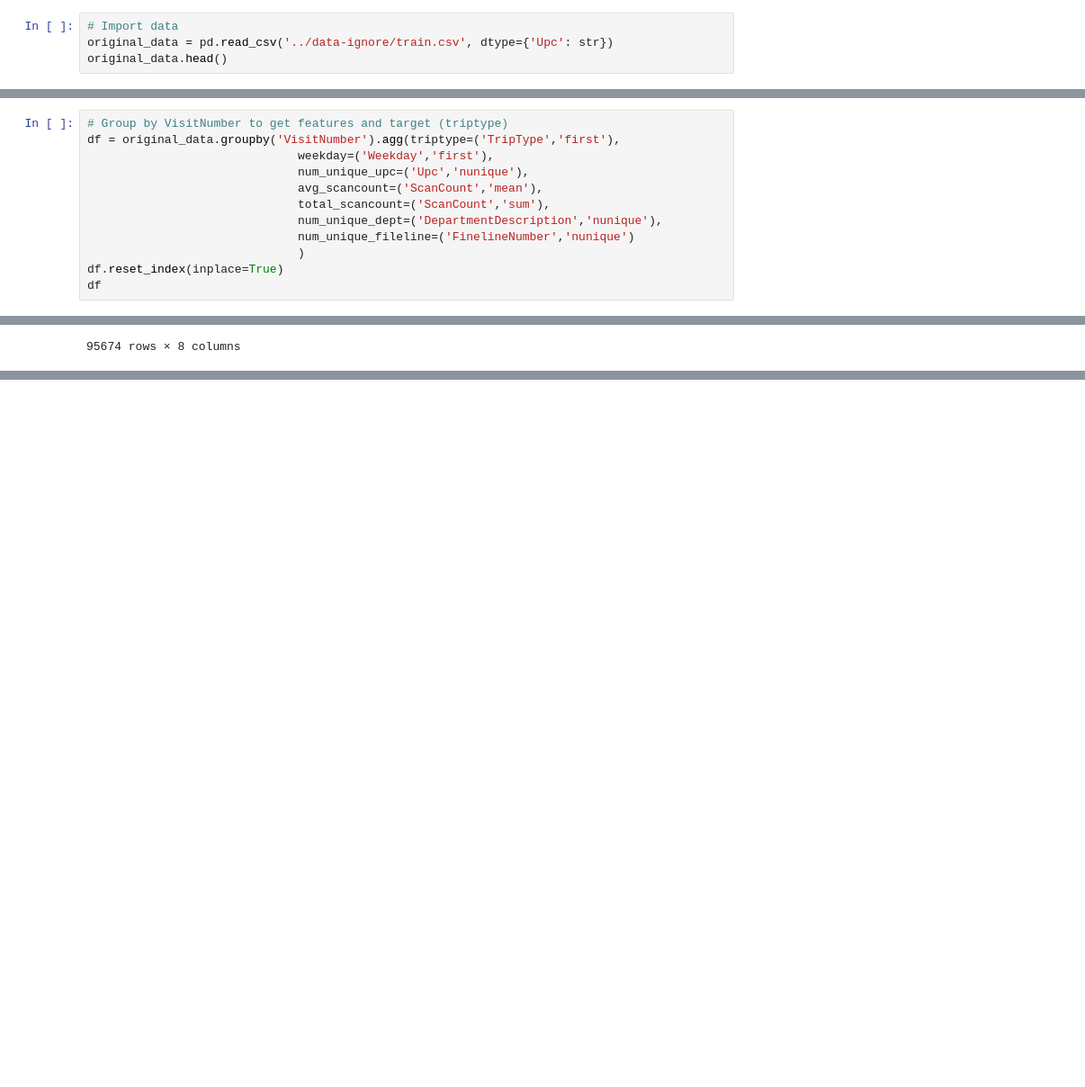
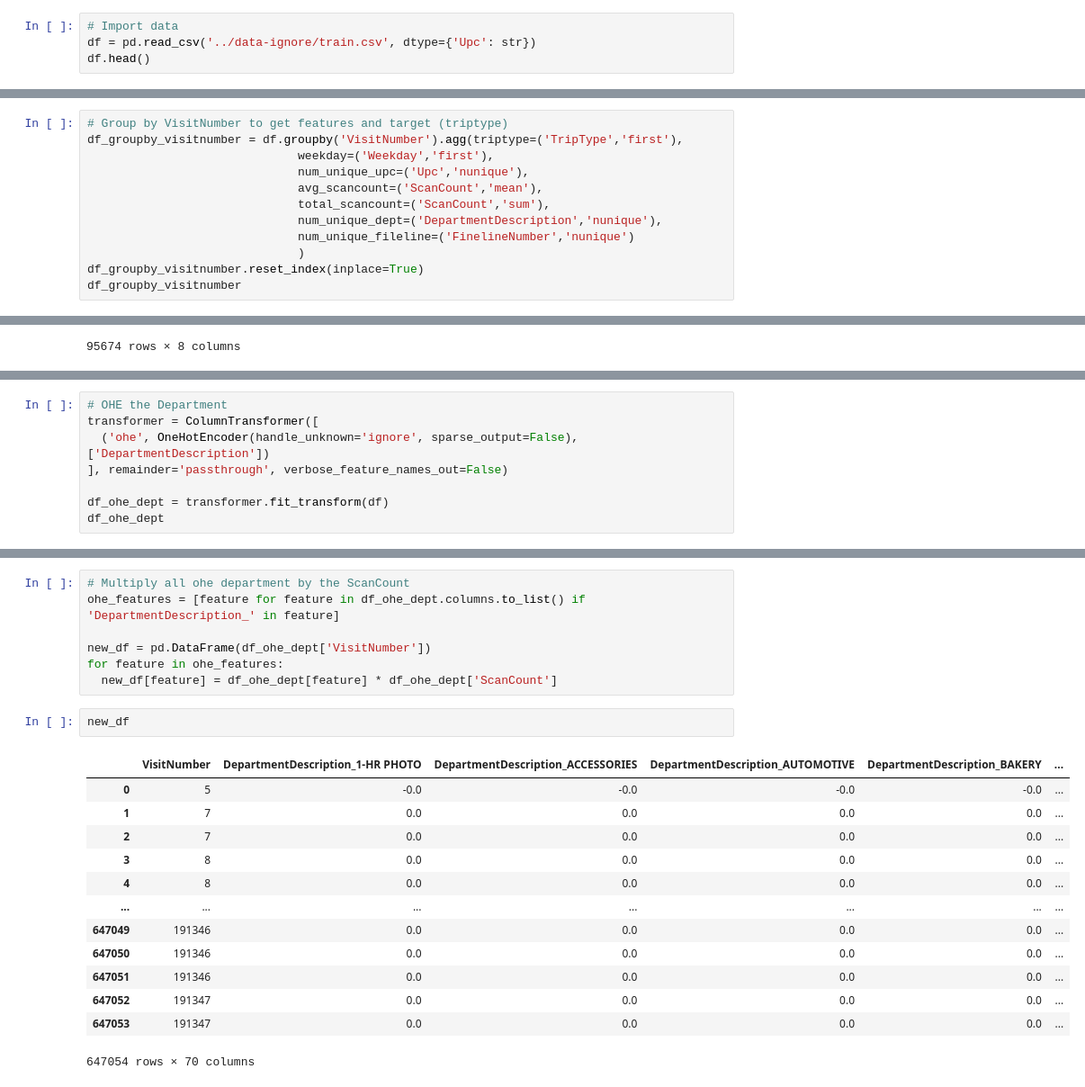
Before and after one commit to annahanslc/walmart-trip-type, a Jupyter notebook: eda/feature_eng.ipynb, the cells around one changed output, grey strips where cells are left out. Shown: that part at 90% size. Cells and saved outputs as stored; diff of their text form; blank space fills up the shorter version.

Commit message:
OneHotEncoded department, multiplied ScanCount by the ohe encoded dept columns, then groupby visitnumber and summed the ohe_dept. Achieved best score with XGBoost, kaggle private score of 0.87181

```diff
--- a/eda/feature_eng.ipynb
+++ b/eda/feature_eng.ipynb
@@ -21,7 +26,7 @@ import numpy as np
 # %%
 # Import data
-original_data = pd.read_csv('../data-ignore/train.csv', dtype={'Upc': str})
-original_data.head()
+df = pd.read_csv('../data-ignore/train.csv', dtype={'Upc': str})
+df.head()
 # %% [output]
 |  | TripType | VisitNumber | Weekday | Upc | ScanCount | DepartmentDescription | FinelineNumber |
 | 0 | 999 | 5 | Friday | 68113152929 | -1 | FINANCIAL SERVICES | 1000.0 |
@@ -31,7 +36,7 @@ original_data.head()
 | 4 | 26 | 8 | Friday | 2006613744 | 2 | PAINT AND ACCESSORIES | 1017.0 |
 # %%
 # Group by VisitNumber to get features and target (triptype)
-df = original_data.groupby('VisitNumber').agg(triptype=('TripType','first'),
+df_groupby_visitnumber = df.groupby('VisitNumber').agg(triptype=('TripType','first'),
                               weekday=('Weekday','first'),
                               num_unique_upc=('Upc','nunique'),
                               avg_scancount=('ScanCount','mean'),
@@ -39,8 +44,8 @@ df = original_data.groupby('VisitNumber').agg(triptype=('TripType','first'),
                               num_unique_dept=('DepartmentDescription','nunique'),
                               num_unique_fileline=('FinelineNumber','nunique')
                               )
-df.reset_index(inplace=True)
-df
+df_groupby_visitnumber.reset_index(inplace=True)
+df_groupby_visitnumber
 # %% [output]
 |  | VisitNumber | triptype | weekday | num_unique_upc | avg_scancount | total_scancount | num_unique_dept | ... |
 | 0 | 5 | 999 | Friday | 1 | -1.000000 | -1 | 1 | ... |
@@ -57,0 +65,8 @@ df
+# %%
+# OHE the Department
+transformer = ColumnTransformer([
+  ('ohe', OneHotEncoder(handle_unknown='ignore', sparse_output=False), ['DepartmentDescription'])
+], remainder='passthrough', verbose_feature_names_out=False)
+
+df_ohe_dept = transformer.fit_transform(df)
+df_ohe_dept
@@ -57,0 +87,23 @@ df
+# %%
+# Multiply all ohe department by the ScanCount
+ohe_features = [feature for feature in df_ohe_dept.columns.to_list() if 'DepartmentDescription_' in feature]
+
+new_df = pd.DataFrame(df_ohe_dept['VisitNumber'])
+for feature in ohe_features:
+  new_df[feature] = df_ohe_dept[feature] * df_ohe_dept['ScanCount']
+# %%
+new_df
+# %% [output]
+|  | VisitNumber | DepartmentDescription_1-HR PHOTO | DepartmentDescription_ACCESSORIES | DepartmentDescription_AUTOMOTIVE | DepartmentDescription_BAKERY | ... |
+| 0 | 5 | -0.0 | -0.0 | -0.0 | -0.0 | ... |
+| 1 | 7 | 0.0 | 0.0 | 0.0 | 0.0 | ... |
+| 2 | 7 | 0.0 | 0.0 | 0.0 | 0.0 | ... |
+| 3 | 8 | 0.0 | 0.0 | 0.0 | 0.0 | ... |
+| 4 | 8 | 0.0 | 0.0 | 0.0 | 0.0 | ... |
+| ... | ... | ... | ... | ... | ... | ... |
+| 647049 | 191346 | 0.0 | 0.0 | 0.0 | 0.0 | ... |
+| 647050 | 191346 | 0.0 | 0.0 | 0.0 | 0.0 | ... |
+| 647051 | 191346 | 0.0 | 0.0 | 0.0 | 0.0 | ... |
+| 647052 | 191347 | 0.0 | 0.0 | 0.0 | 0.0 | ... |
+| 647053 | 191347 | 0.0 | 0.0 | 0.0 | 0.0 | ... |
+647054 rows × 70 columns
```
Also changed, not shown: parts of 5 cells of this notebook, 7 other files.
